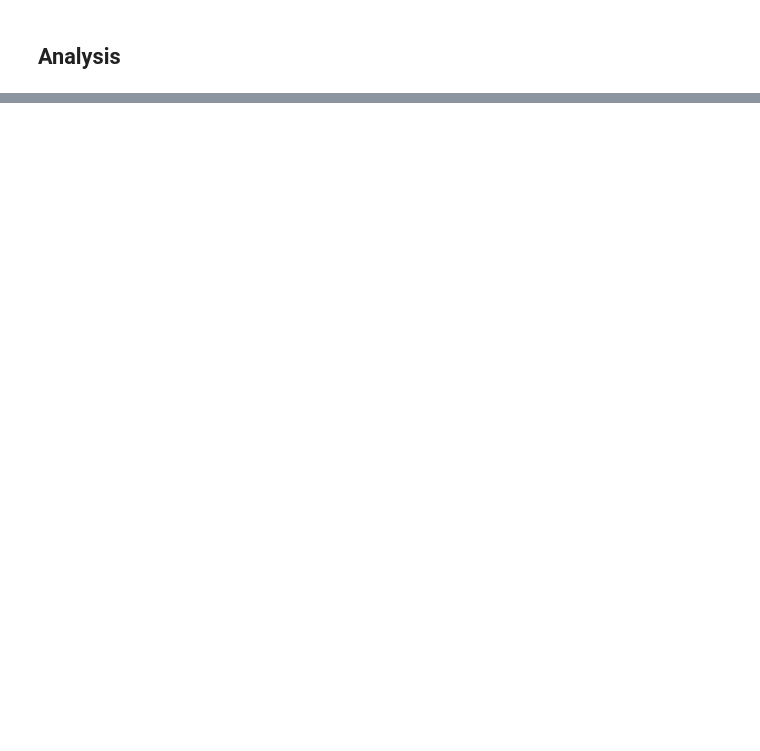
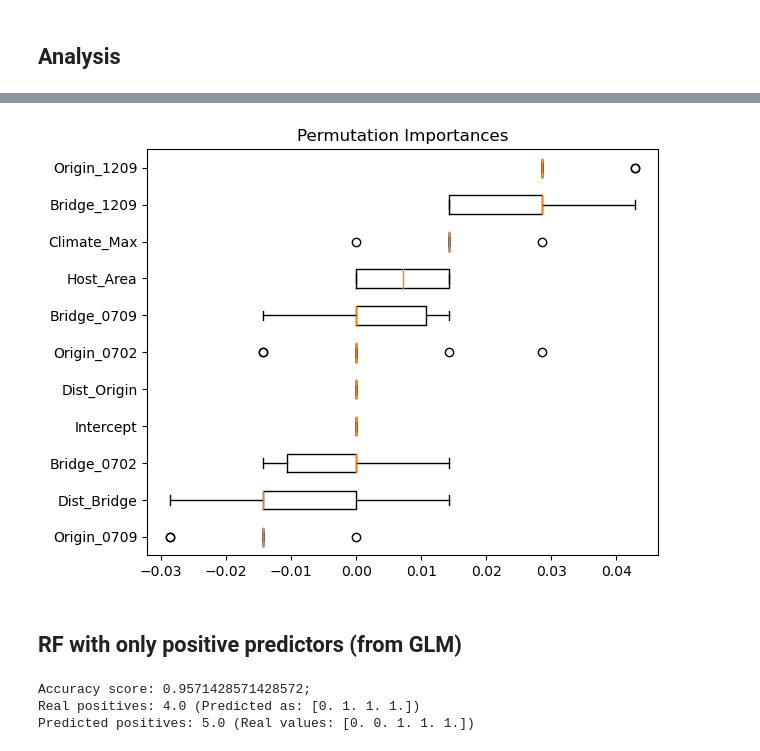
Before and after one commit to arielsaffer/PoPS-Global-Ag-CaseStudy, a Jupyter notebook: exploration/StatisticalModel.ipynb, the cells around one changed output, grey strips where cells are left out. Saved outputs shown, nothing was run; the diff lists cells and outputs as text; code cells hidden in the pictures; blank space fills up the shorter version.

```diff
--- a/exploration/StatisticalModel.ipynb
+++ b/exploration/StatisticalModel.ipynb
@@ -178,0 +245,15 @@ Host_Area       2.5920      1.011      2.563      0.010       0.610       4.574
+# %%
+result = permutation_importance(
+    clf, X_test, y_test, n_repeats=10, random_state=42, n_jobs=2
+)
+sorted_idx = result.importances_mean.argsort()
+
+fig, ax = plt.subplots()
+ax.boxplot(
+    result.importances[sorted_idx].T, vert=False, labels=X_test.columns[sorted_idx]
+)
+ax.set_title("Permutation Importances")
+fig.tight_layout()
+plt.show()
+# %% [output]
+[figure, added]
@@ -178,0 +267,2 @@ Host_Area       2.5920      1.011      2.563      0.010       0.610       4.574
+# %% [markdown]
+## RF with only positive predictors (from GLM)
@@ -178,0 +276,15 @@ Host_Area       2.5920      1.011      2.563      0.010       0.610       4.574
+# %%
+# Split dataset into training set and test set
+X_train, X_test, y_train, y_test = train_test_split(X[positive_predictors], y.Destination.values, test_size=0.3)
+
+# Fit the model
+clf=RandomForestClassifier(n_estimators=100)
+clf.fit(X_train,y_train)
+
+# Predict to assess accuracy
+y_pred=clf.predict(X_test)
+print(f"Accuracy score: {metrics.accuracy_score(y_test, y_pred)}; \nReal positives: {y_test.sum()} (Predicted as: {y_pred[y_test==1]}) \nPredicted positives: {y_pred.sum()} (Real values: {y_test[y_pred==1]})")
+# %% [output]
+Accuracy score: 0.9571428571428572;
+Real positives: 4.0 (Predicted as: [0. 1. 1. 1.])
+Predicted positives: 5.0 (Real values: [0. 0. 1. 1. 1.])
```
Also changed, not shown: parts of 20 cells of this notebook.
